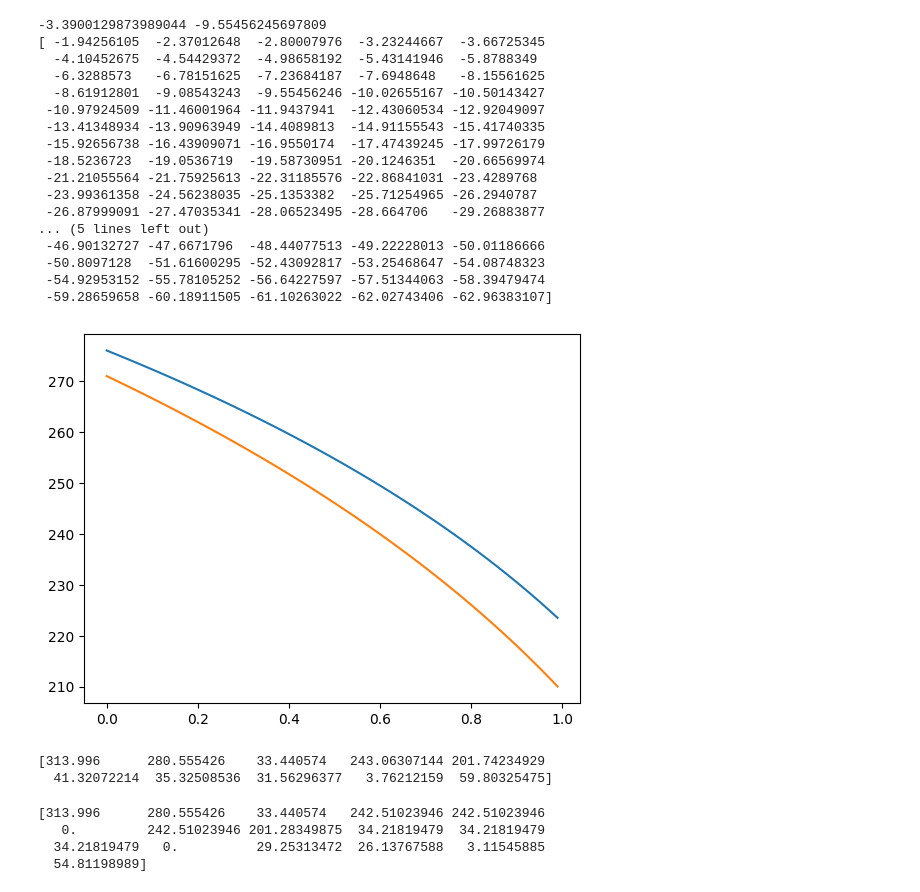
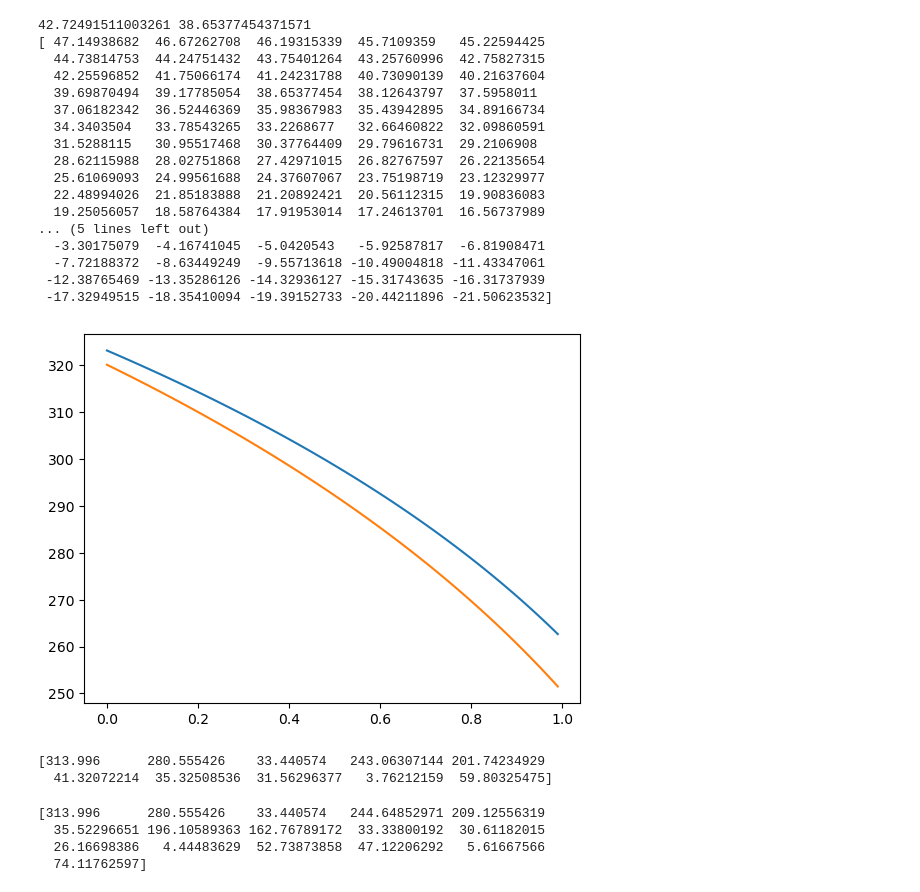
Before and after one commit to viktorsa01/Project-Mathematical-Modelling, a Jupyter notebook: Oppg_2_attempt_2.ipynb, the cells around one changed output. Saved outputs shown, nothing was run; the diff lists cells and outputs as text; code cells hidden in the pictures.

```diff
--- a/Oppg_2_attempt_2.ipynb
+++ b/Oppg_2_attempt_2.ipynb
@@ -36,51 +36,53 @@ def temperature(p):
     P_6 = (1-r_SM)*P_5
     P_6_r = r_SM*P_5
     P_7 = (1-a_O3)*(P_6+P_2_r)
 
+    P_E_out = sigma*T_E**4 - beta*(T_A-T_E) - alpha*(T_A - T_E)
+    P_E_in = P_4 + (1)*f_A*eps_A*sigma*T_A**4
     #Absorption within atmosphere from its own radiation:  -a_LW*f_A*eps_A*sigma*T_A**4
 
-    return (sigma*T_E**4 - beta*(T_A-T_E) - alpha*(T_A - T_E) -P_4-(1-a_LW)*f_A*eps_A*sigma*T_A**4, eps_A*sigma*T_A**4+(beta+alpha)*(T_A-T_E)-a_LW*sigma*T_E**4- a_O3*(P_6+P_2_r+P_S_0)-a_SW*(P_4_r+P_2+P_6_r))
+    return (P_E_in- P_E_out  , eps_A*sigma*T_A**4+(beta+alpha)*(T_A-T_E)-a_LW*sigma*T_E**4- a_O3*(P_6+P_2_r+P_S_0)-a_SW*(P_4_r+P_2+P_6_r))
 
 
 x, y =  fsolve(temperature, (273, 273))
 
 print(x-273, y-273)
 N = 100
 T_A_array = np.zeros(N)
 T_E_array = np.zeros(N)
 r_SE_array = np.zeros(N)
 
 x,y = (273,273)
 
 for i in range(N):
     r_SE_array[i] = i/N
     r_SE = r_SE_array[i]
 
     T_A_array[i],T_E_array[i] = fsolve(temperature,(x,y))
 print(T_E_array-273)
 
 plt.plot(r_SE_array,T_A_array)
 plt.plot(r_SE_array,T_E_array)
 plt.show()
 # %% [output]
--3.3900129873989044 -9.55456245697809
-[ -1.94256105  -2.37012648  -2.80007976  -3.23244667  -3.66725345
-  -4.10452675  -4.54429372  -4.98658192  -5.43141946  -5.8788349
-  -6.3288573   -6.78151625  -7.23684187  -7.6948648   -8.15561625
-  -8.61912801  -9.08543243  -9.55456246 -10.02655167 -10.50143427
- -10.97924509 -11.46001964 -11.9437941  -12.43060534 -12.92049097
- -13.41348934 -13.90963949 -14.4089813  -14.91155543 -15.41740335
- -15.92656738 -16.43909071 -16.9550174  -17.47439245 -17.99726179
- -18.5236723  -19.0536719  -19.58730951 -20.1246351  -20.66569974
- -21.21055564 -21.75925613 -22.31185576 -22.86841031 -23.4289768
- -23.99361358 -24.56238035 -25.1353382  -25.71254965 -26.2940787
- -26.87999091 -27.47035341 -28.06523495 -28.664706   -29.26883877
+42.72491511003261 38.65377454371571
+[ 47.14938682  46.67262708  46.19315339  45.7109359   45.22594425
+  44.73814753  44.24751432  43.75401264  43.25760996  42.75827315
+  42.25596852  41.75066174  41.24231788  40.73090139  40.21637604
+  39.69870494  39.17785054  38.65377454  38.12643797  37.5958011
+  37.06182342  36.52446369  35.98367983  35.43942895  34.89166734
+  34.3403504   33.78543265  33.2268677   32.66460822  32.09860591
+  31.5288115   30.95517468  30.37764409  29.79616731  29.2106908
+  28.62115988  28.02751868  27.42971015  26.82767597  26.22135654
+  25.61069093  24.99561688  24.37607067  23.75198719  23.12329977
+  22.48994026  21.85183888  21.20892421  20.56112315  19.90836083
+  19.25056057  18.58764384  17.91953014  17.24613701  16.56737989
 ... (5 lines left out)
- -46.90132727 -47.6671796  -48.44077513 -49.22228013 -50.01186666
- -50.8097128  -51.61600295 -52.43092817 -53.25468647 -54.08748323
- -54.92953152 -55.78105252 -56.64227597 -57.51344063 -58.39479474
- -59.28659658 -60.18911505 -61.10263022 -62.02743406 -62.96383107]
+  -3.30175079  -4.16741045  -5.0420543   -5.92587817  -6.81908471
+  -7.72188372  -8.63449249  -9.55713618 -10.49004818 -11.43347061
+ -12.38765469 -13.35286126 -14.32936127 -15.31743635 -16.31737939
+ -17.32949515 -18.35410094 -19.39152733 -20.44211896 -21.50623532]
-[figure, old version]
+[figure, new version]
 # %%
 
 alpha = 3
@@ -134,7 +120,7 @@ b = np.array([(1-a_O3)*P_S_0, 0, 0, 0, 0, 0, 0, 0, 0, 0])
 [313.996      280.555426    33.440574   243.06307144 201.74234929
   41.32072214  35.32508536  31.56296377   3.76212159  59.80325475]
 # %%
-C_c = 0
+C_c = 0.66
 alpha = 3
 beta = 4
 eps_A = 0.875
@@ -175,10 +161,10 @@ b = np.array([(1-a_O3)*P_S_0, 0, 0, 0, 0, 0, 0, 0, 0, 0, 0, 0, 0, 0, 0, 0])
 P = np.linalg.solve(A,b)
 print(P)
 # %% [output]
-[313.996      280.555426    33.440574   242.51023946 242.51023946
-   0.         242.51023946 201.28349875  34.21819479  34.21819479
-  34.21819479   0.          29.25313472  26.13767588   3.11545885
-  54.81198989]
+[313.996      280.555426    33.440574   244.64852971 209.12556319
+  35.52296651 196.10589363 162.76789172  33.33800192  30.61182015
+  26.16698386   4.44483629  52.73873858  47.12206292   5.61667566
+  74.11762597]
 # %%
 def temperature_with_clouds(p):
     T_A, T_E = p
```
Also changed, not shown: parts of 2 cells of this notebook.
